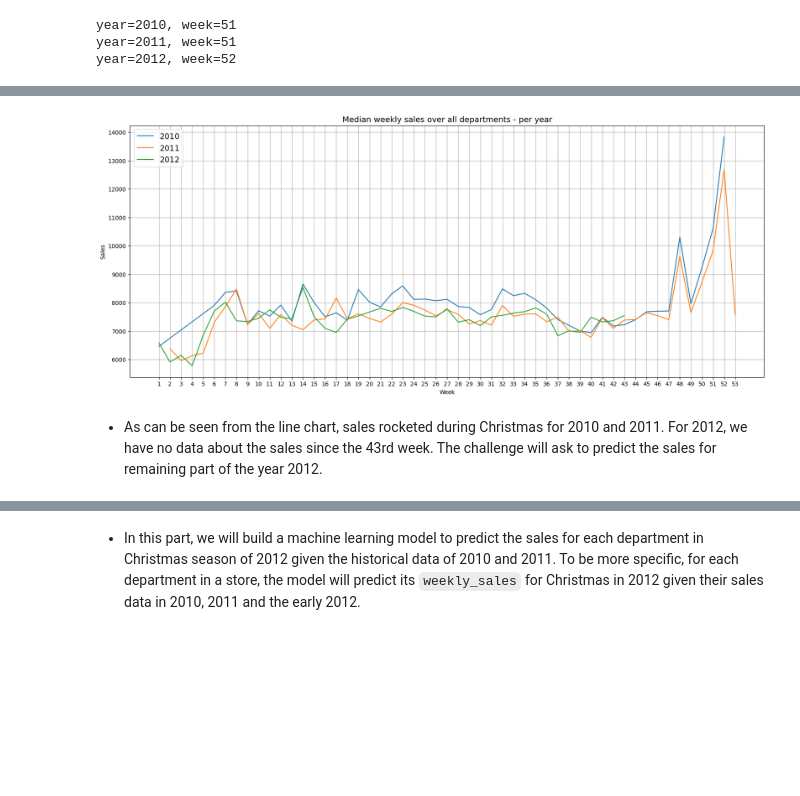
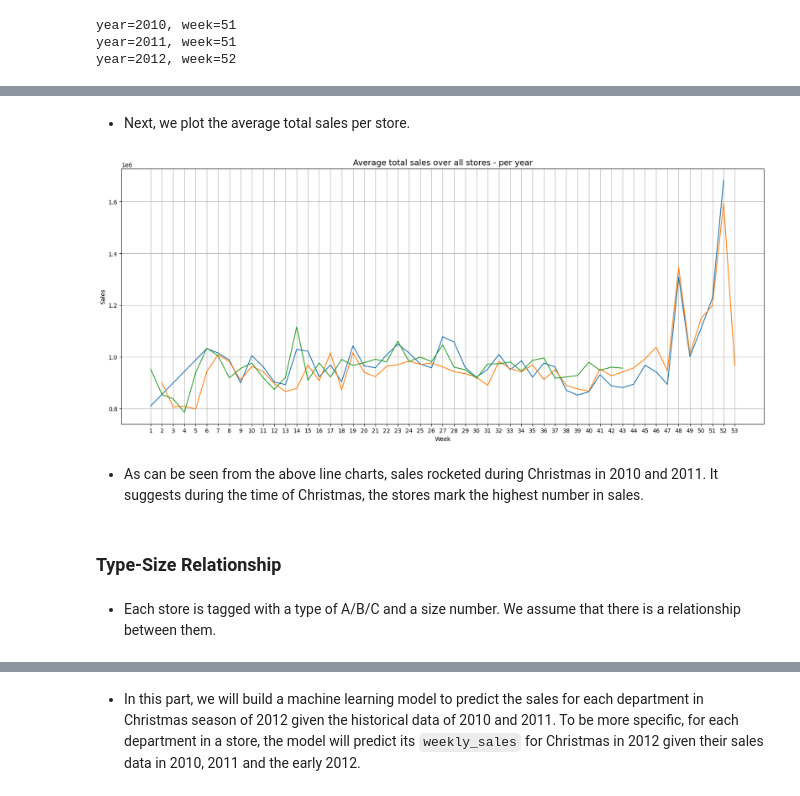
Before and after one commit to hungnd11/msc-business-intelligence, a Jupyter notebook: capstone-project/notebooks/sales_forecasting_spark.ipynb, the cells around one changed output, grey strips where cells are left out. Saved outputs shown, nothing was run; the diff lists cells and outputs as text; code cells hidden in the pictures; blank space fills up the shorter version.

```diff
--- a/capstone-project/notebooks/sales_forecasting_spark.ipynb
+++ b/capstone-project/notebooks/sales_forecasting_spark.ipynb
@@ -280,20 +381,48 @@ plt.show()
-# %%
-fig = plt.figure(figsize=(20, 8))
-ax = fig.gca()
-
-line_2010, = ax.plot(weekly_sales_2010["week"], weekly_sales_2010["median_sales"], label="2010")
-line_2011, = ax.plot(weekly_sales_2011["week"], weekly_sales_2011["median_sales"], label="2011")
-line_2012, = ax.plot(weekly_sales_2012["week"], weekly_sales_2012["median_sales"], label="2012")
-
-ax.grid()
-ax.set_xticks(np.arange(1, 54))
-ax.legend(handles=[line_2010, line_2011, line_2012], loc="best", fontsize=14)
-ax.set_title("Median weekly sales over all departments - per year", fontsize=14)
-ax.set(xlabel="Week", ylabel="Sales")
-
-plt.savefig("weekly_sales_median.png")
-plt.show()
-# %% [output]
-[figure, removed]
-# %% [markdown]
-* As can be seen from the line chart, sales rocketed during Christmas for 2010 and 2011. For 2012, we have no data about the sales since the 43rd week. The challenge will ask to predict the sales for remaining part of the year 2012.
+# %% [markdown]
+* Next, we plot the average total sales per store.
+# %%
+weekly_sales_by_store = spark.sql(
+  """
+  with T as (
+    select year, week, store, sum(weekly_sales) as total_sales
+    from train_features
+    group by year, week, store
+    order by year, week, store
+  )
+  select year, week, percentile_approx(total_sales, 0.5) as median_total_sales
+  from T
+  group by year, week
+  order by year, week
+  """
+)
+# %%
+weekly_sales_by_store_df = weekly_sales_by_store.toPandas()
+# %%
+weekly_sales_by_store_df["year"] = weekly_sales_by_store_df["year"].astype(np.int32)
+weekly_sales_by_store_df["week"] = weekly_sales_by_store_df["week"].astype(np.int32)
+# %%
+fig = plt.figure(figsize=(20, 8))
+ax = fig.gca()
+
+_weekly_sales_2010 = weekly_sales_by_store_df[(weekly_sales_by_store_df["year"] == 2010)].sort_values("week")
+_weekly_sales_2011 = weekly_sales_by_store_df[(weekly_sales_by_store_df["year"] == 2011)].sort_values("week")
+_weekly_sales_2012 = weekly_sales_by_store_df[(weekly_sales_by_store_df["year"] == 2012)].sort_values("week")
+_line_2010, = ax.plot(_weekly_sales_2010["week"], _weekly_sales_2010["median_total_sales"], label="2010")
+_line_2011, = ax.plot(_weekly_sales_2011["week"], _weekly_sales_2011["median_total_sales"], label="2011")
+_line_2012, = ax.plot(_weekly_sales_2012["week"], _weekly_sales_2012["median_total_sales"], label="2012")
+
+ax.grid()
+ax.set_xticks(np.arange(1, 54))
+ax.set_title("Average total sales over all stores - per year", fontsize=14)
+ax.set(xlabel="Week", ylabel="Sales")
+
+plt.savefig("median_total_sales.png")
+plt.show()
+# %% [output]
+[figure, added]
+# %% [markdown]
+* As can be seen from the above line charts, sales rocketed during Christmas in 2010 and 2011. It suggests during the time of Christmas, the stores mark the highest number in sales.
+# %% [markdown]
+### Type-Size Relationship
+# %% [markdown]
+* Each store is tagged with a type of A/B/C and a size number. We assume that there is a relationship between them.
```
Also changed, not shown: parts of 86 cells of this notebook, 6 other files.
